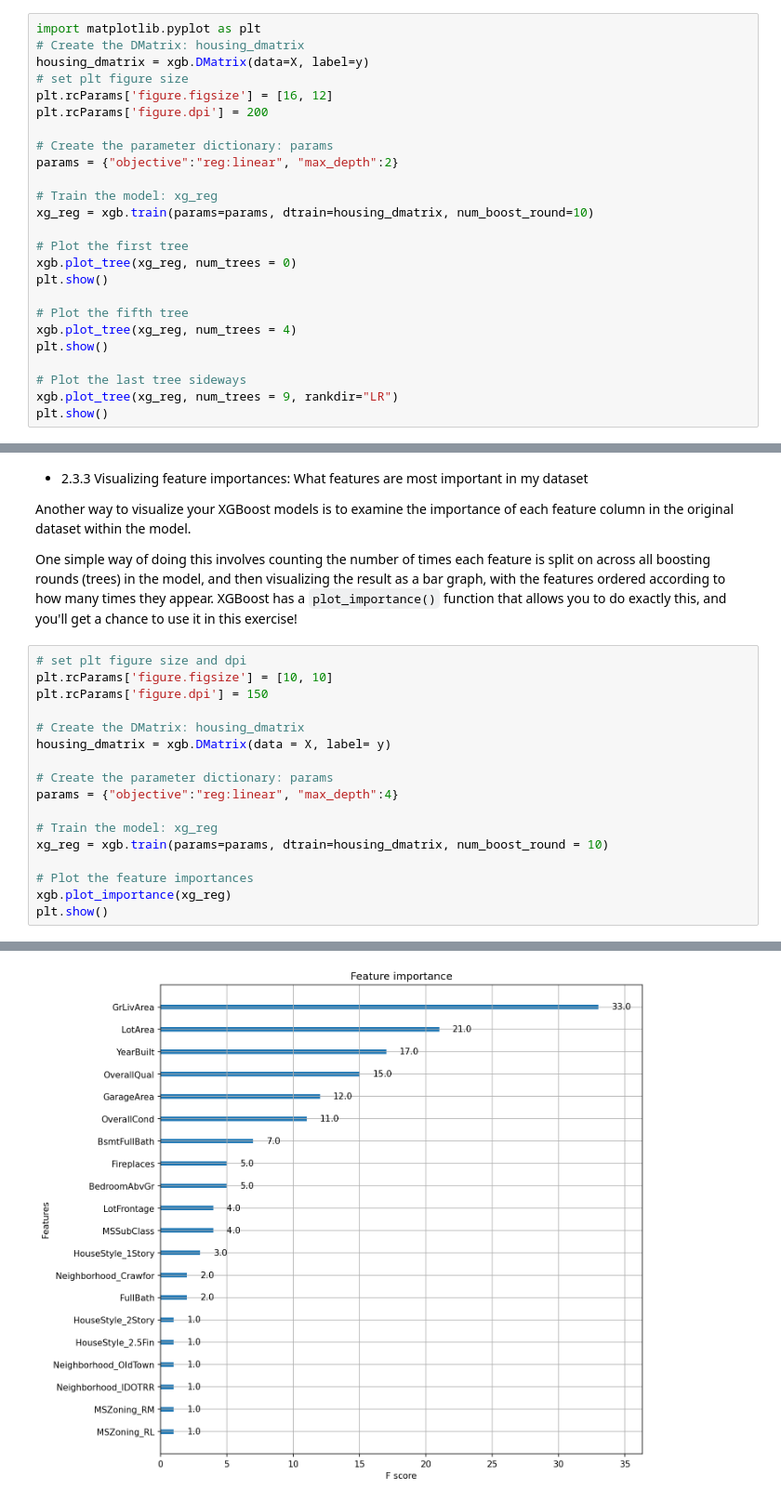
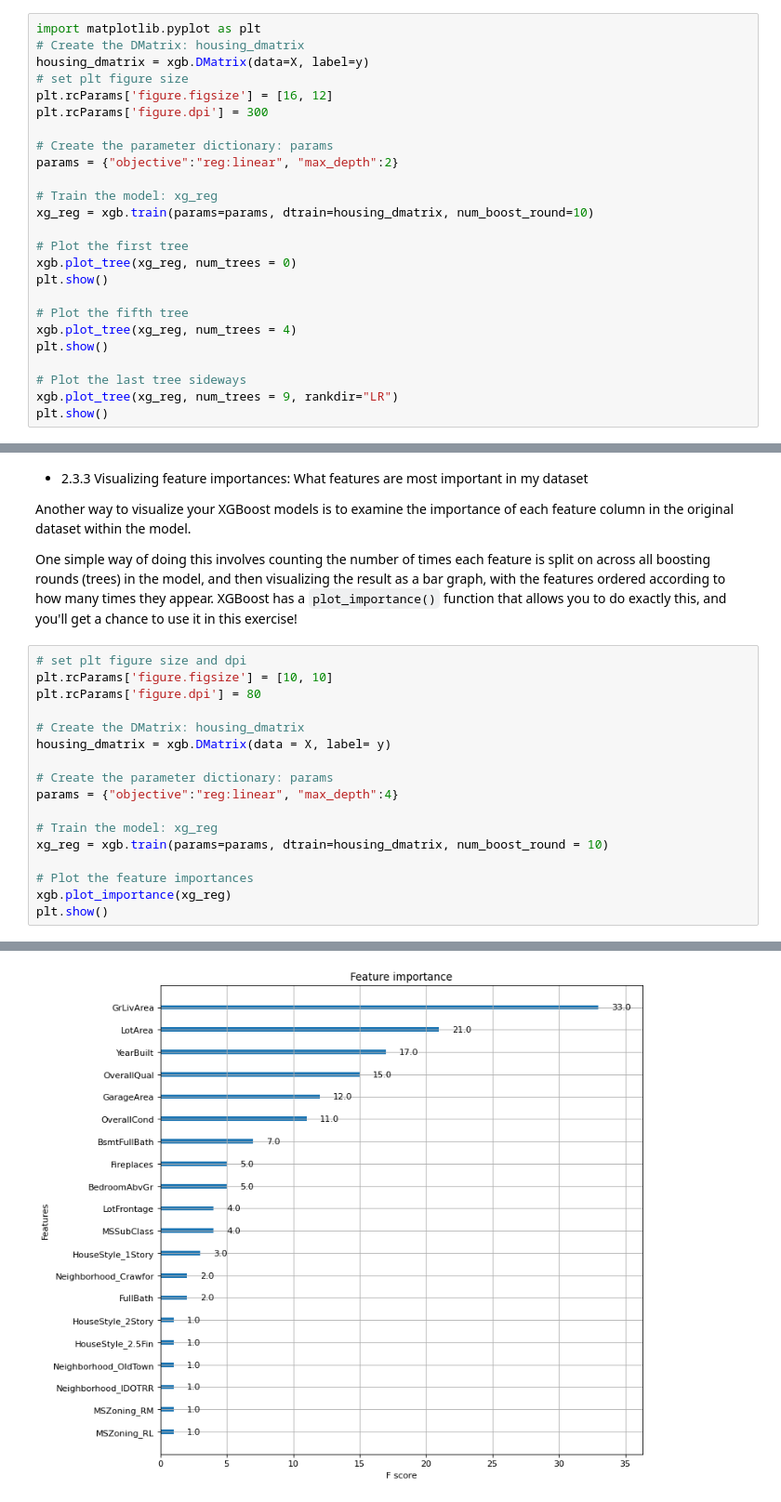
Before and after one commit to anhhaibkhn/data_camp_practice_projects, a Jupyter notebook: Extreme Gradient Boosting with XGBoost/Chapter2_RegressionWithXGBoost.ipynb, the cells around one changed output, grey strips where cells are left out. Shown at 93% size. Saved outputs shown, nothing was run; the diff lists cells and outputs as text.

```diff
--- a/Extreme Gradient Boosting with XGBoost/Chapter2_RegressionWithXGBoost.ipynb
+++ b/Extreme Gradient Boosting with XGBoost/Chapter2_RegressionWithXGBoost.ipynb
@@ -294,7 +343,7 @@ import matplotlib.pyplot as plt
 housing_dmatrix = xgb.DMatrix(data=X, label=y)
 # set plt figure size
 plt.rcParams['figure.figsize'] = [16, 12]
-plt.rcParams['figure.dpi'] = 200
+plt.rcParams['figure.dpi'] = 300
 
 # Create the parameter dictionary: params
 params = {"objective":"reg:linear", "max_depth":2}
@@ -327,7 +376,7 @@ One simple way of doing this involves counting the number of times each feature
 # %%
 # set plt figure size and dpi
 plt.rcParams['figure.figsize'] = [10, 10]
-plt.rcParams['figure.dpi'] = 150
+plt.rcParams['figure.dpi'] = 80
 
 # Create the DMatrix: housing_dmatrix
 housing_dmatrix = xgb.DMatrix(data = X, label= y)
@@ -346 +395 @@ plt.show()
-[figure, old version]
+[figure, new version]
```
Also changed, not shown: parts of 9 cells of this notebook, 11 other files.
